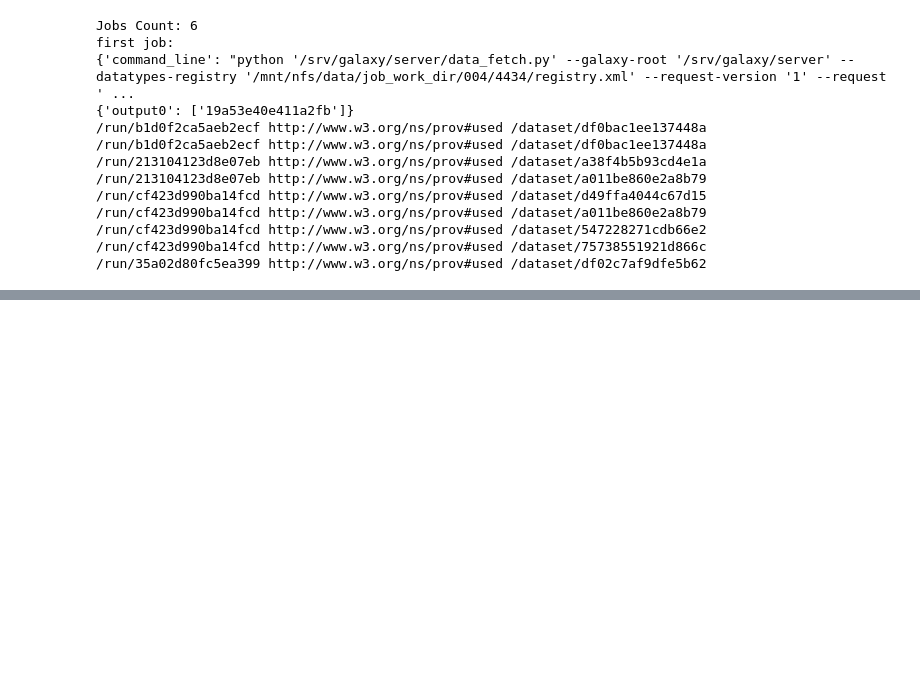
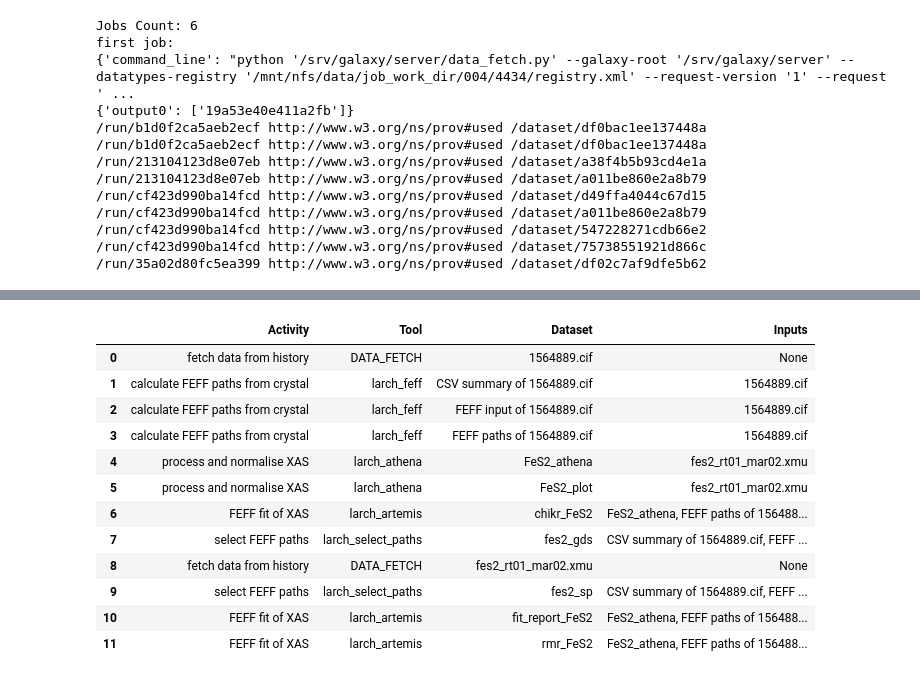
Before and after one commit to UK-Catalysis-Hub/XAS-Workflow-Demo, a Jupyter notebook: RO-Crate_processing/RO_Crate_Processing.ipynb, the cells around one changed output, grey strips where cells are left out. Drawn from its saved outputs; the diff is of its cells as text; code cells hidden in the pictures; blank space fills up the shorter version.

Commit message:
Created a table tracking provenance of datasets using the PROV-O graph

```diff
--- a/RO-Crate_processing/RO_Crate_Processing.ipynb
+++ b/RO-Crate_processing/RO_Crate_Processing.ipynb
@@ -636,0 +687,16 @@ try add custom labelling
+# %%
+df
+# %% [output]
+|  | Activity | Tool | Dataset | Inputs |
+| 0 | fetch data from history | DATA_FETCH | 1564889.cif | None |
+| 1 | calculate FEFF paths from crystal | larch_feff | CSV summary of 1564889.cif | 1564889.cif |
+| 2 | calculate FEFF paths from crystal | larch_feff | FEFF input of 1564889.cif | 1564889.cif |
+| 3 | calculate FEFF paths from crystal | larch_feff | FEFF paths of 1564889.cif | 1564889.cif |
+| 4 | process and normalise XAS | larch_athena | FeS2_athena | fes2_rt01_mar02.xmu |
+| 5 | process and normalise XAS | larch_athena | FeS2_plot | fes2_rt01_mar02.xmu |
+| 6 | FEFF fit of XAS | larch_artemis | chikr_FeS2 | FeS2_athena, FEFF paths of 156488... |
+| 7 | select FEFF paths | larch_select_paths | fes2_gds | CSV summary of 1564889.cif, FEFF ... |
+| 8 | fetch data from history | DATA_FETCH | fes2_rt01_mar02.xmu | None |
+| 9 | select FEFF paths | larch_select_paths | fes2_sp | CSV summary of 1564889.cif, FEFF ... |
+| 10 | FEFF fit of XAS | larch_artemis | fit_report_FeS2 | FeS2_athena, FEFF paths of 156488... |
+| 11 | FEFF fit of XAS | larch_artemis | rmr_FeS2 | FeS2_athena, FEFF paths of 156488... |
```
Also changed, not shown: parts of 2 cells of this notebook, 8 other files.
